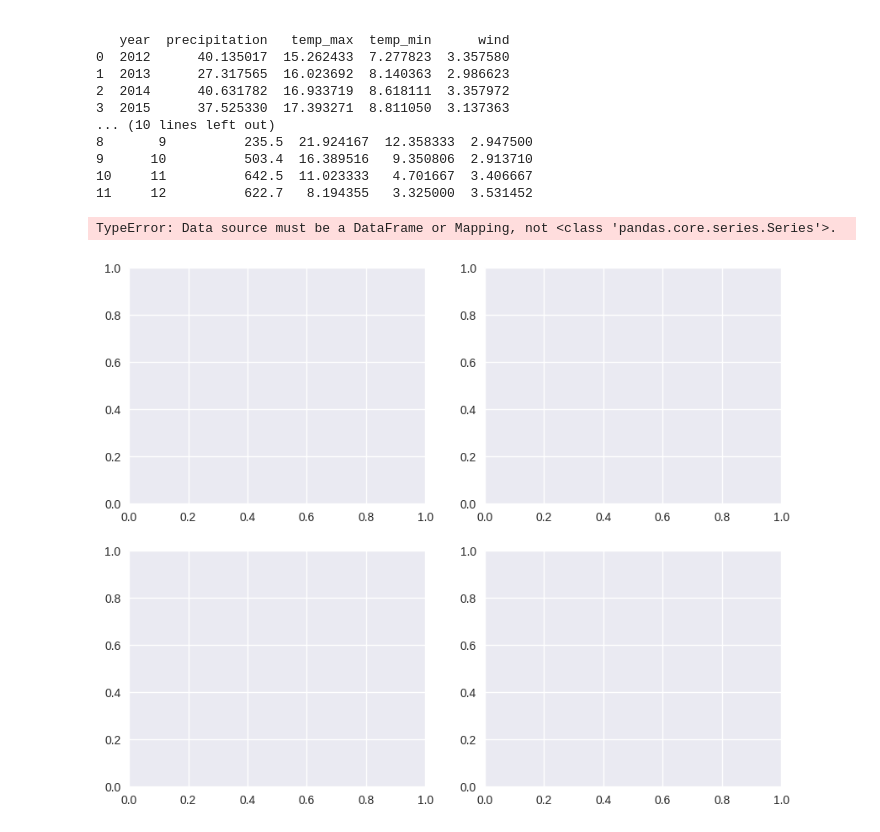
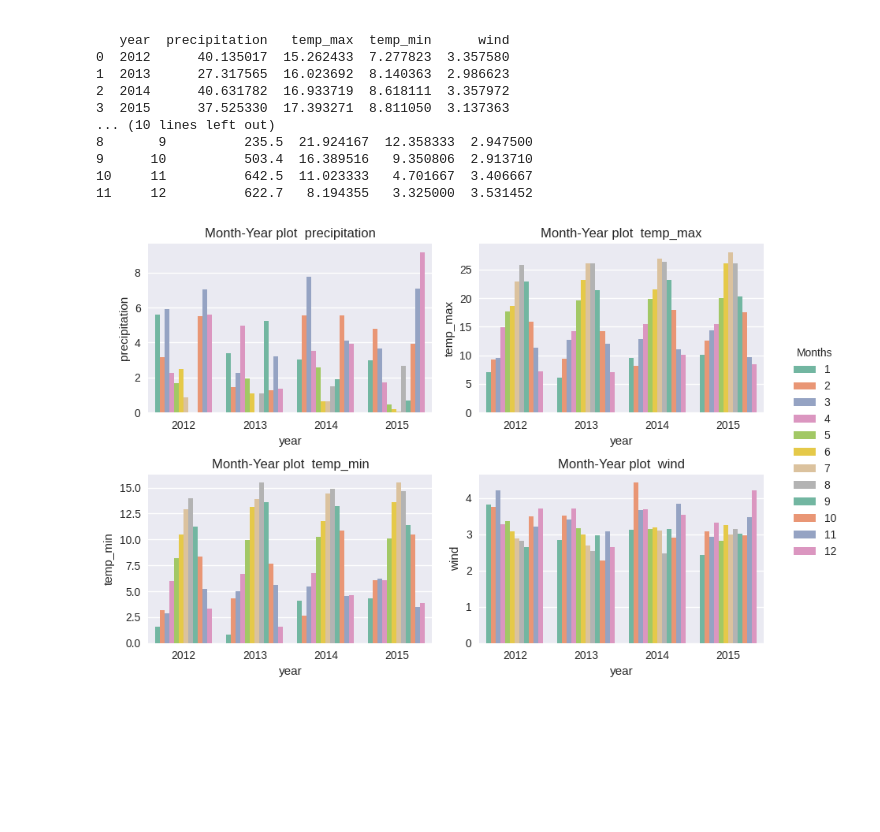
Before and after one commit to Luitz1/Projects, a Jupyter notebook: Data Analyst Projects/3_Climate_Analysis/climate_seattle/notebooks/04_time_analysis.ipynb, the cells around one changed output. Saved outputs shown, nothing was run; the diff lists cells and outputs as text; code cells hidden in the pictures; blank space fills up the shorter version.

Commit message:
edicion de errores en graficos de Month-Year

```diff
--- a/Data Analyst Projects/3_Climate_Analysis/climate_seattle/notebooks/04_time_analysis.ipynb
+++ b/Data Analyst Projects/3_Climate_Analysis/climate_seattle/notebooks/04_time_analysis.ipynb
@@ -103,20 +103,9 @@ print(datapmont)
 10     11          642.5  11.023333   4.701667  3.406667
 11     12          622.7   8.194355   3.325000  3.531452
 # %%
-fig, ax = plt.subplots(2,2,figsize = (10,8))
+numerical_columns = ['precipitation', 'temp_max', 'temp_min', 'wind']
 
-# Flatten the axes array for easier iteration
-ax = ax.flatten()
-
-numerical_columns = ['precipitation', 'temp_max', 'temp_min', 'wind']
-df_num = data[numerical_columns]
-
-for idx,var in enumerate(datapmonthyear):
-    sns.barplot(data = datapmonthyear[var], ax = ax[idx], x = "year",
-                y = var, hue ="month", palette="Set2")
-    #ax[idx].legend(loc='right', bbox_to_anchor=(1.15, 0.5), ncol=1,title="Meses")
-    #ax[idx].set_title("Average Monthly Precipitation (Available Years)")
-plt.show()
+barplot_grapher(datapmonthyear, numerical_columns, x_var="year", hue="month",
+                title_prefix="Month-Year plot ", legend_title = "Months")
 # %% [output]
-TypeError: Data source must be a DataFrame or Mapping, not <class 'pandas.core.series.Series'>.
-[figure, old version]
+[figure, new version]
```
Also changed, not shown: parts of 6 cells of this notebook.
